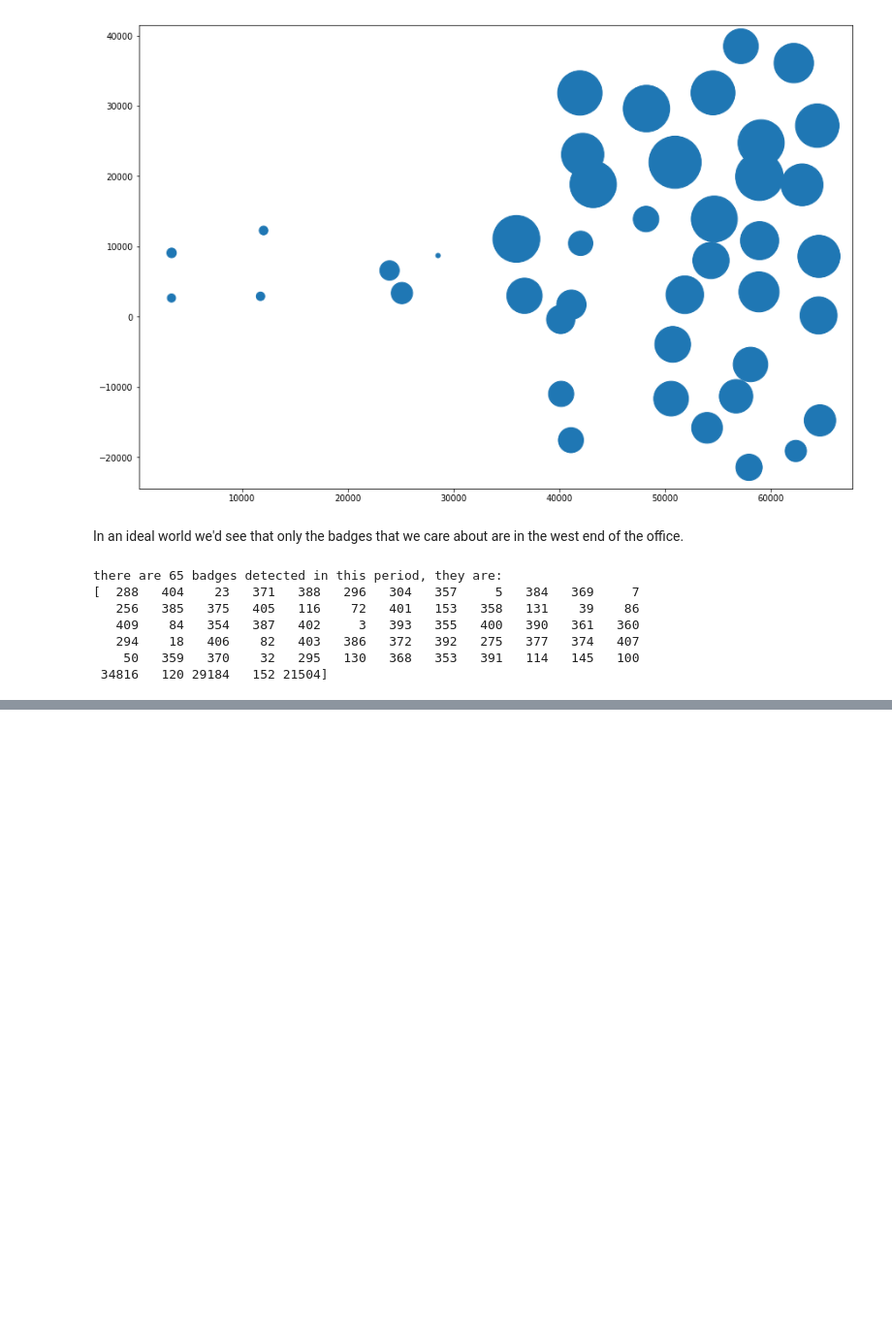
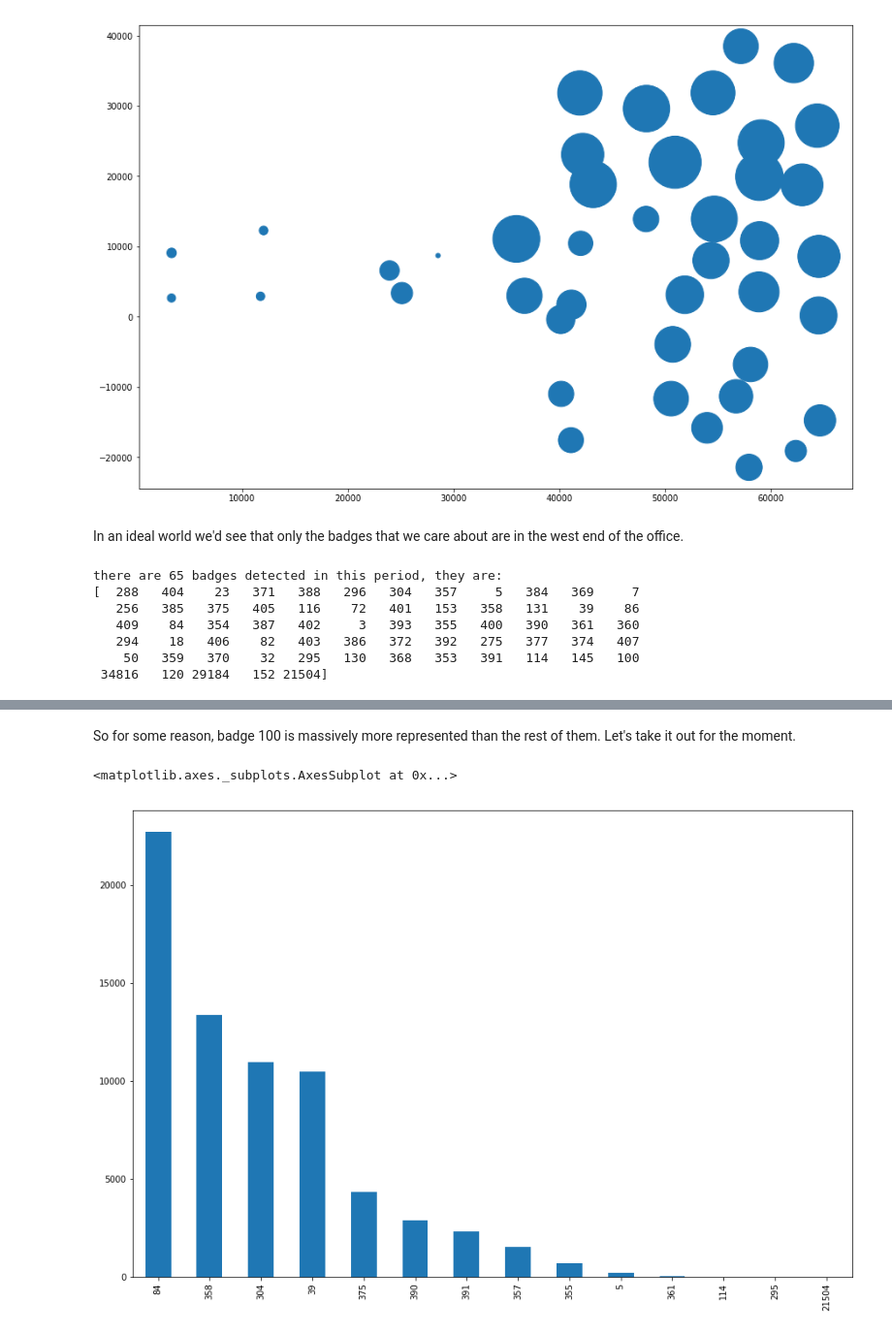
Before and after one commit to notionparallax/sensicorn, a Jupyter notebook: initialDataAnalysis/scan period visualisation.ipynb, the cells around one changed output, grey strips where cells are left out. Shown at 97% size. Saved outputs shown, nothing was run; the diff lists cells and outputs as text; code cells hidden in the pictures; blank space fills up the shorter version.

```diff
--- a/initialDataAnalysis/scan period visualisation.ipynb
+++ b/initialDataAnalysis/scan period visualisation.ipynb
@@ -244,0 +260,4 @@ nan nan Zulu not shown because probably not used.
+# %%
+abbc = c_data[c_data.agentName.isin( ["Ace", "Beer", "Bravo", "Charlie"] )]
+print (abbc.info())
+abbc.head()
@@ -244,0 +282,9 @@ nan nan Zulu not shown because probably not used.
+# %% [markdown]
+So for some reason, badge 100 is massively more represented than the rest of them. Let's take it out for the moment.
+# %%
+abbc = abbc[abbc.minor != 100]
+# %%
+abbc.minor.value_counts().plot(kind="bar")
+# %% [output]
+<matplotlib.axes._subplots.AxesSubplot at 0x...>
+[figure, added]
```
Also changed, not shown: parts of 15 cells of this notebook.
